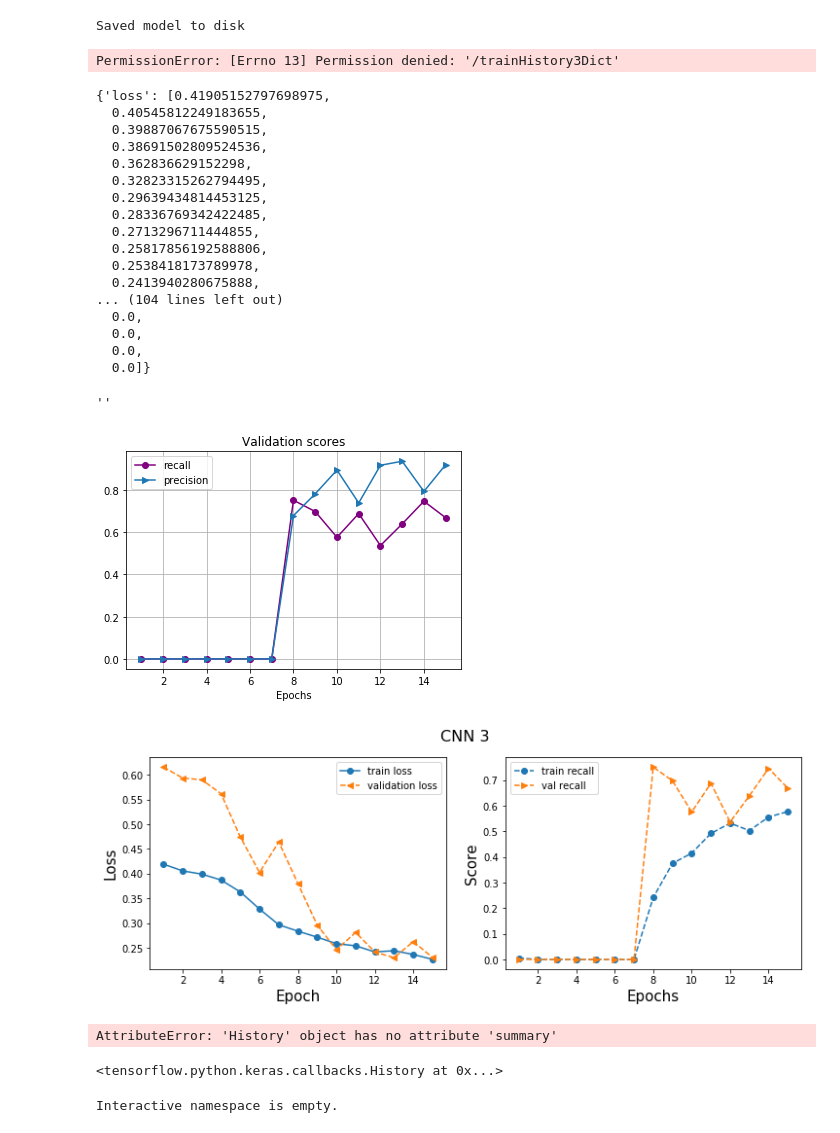
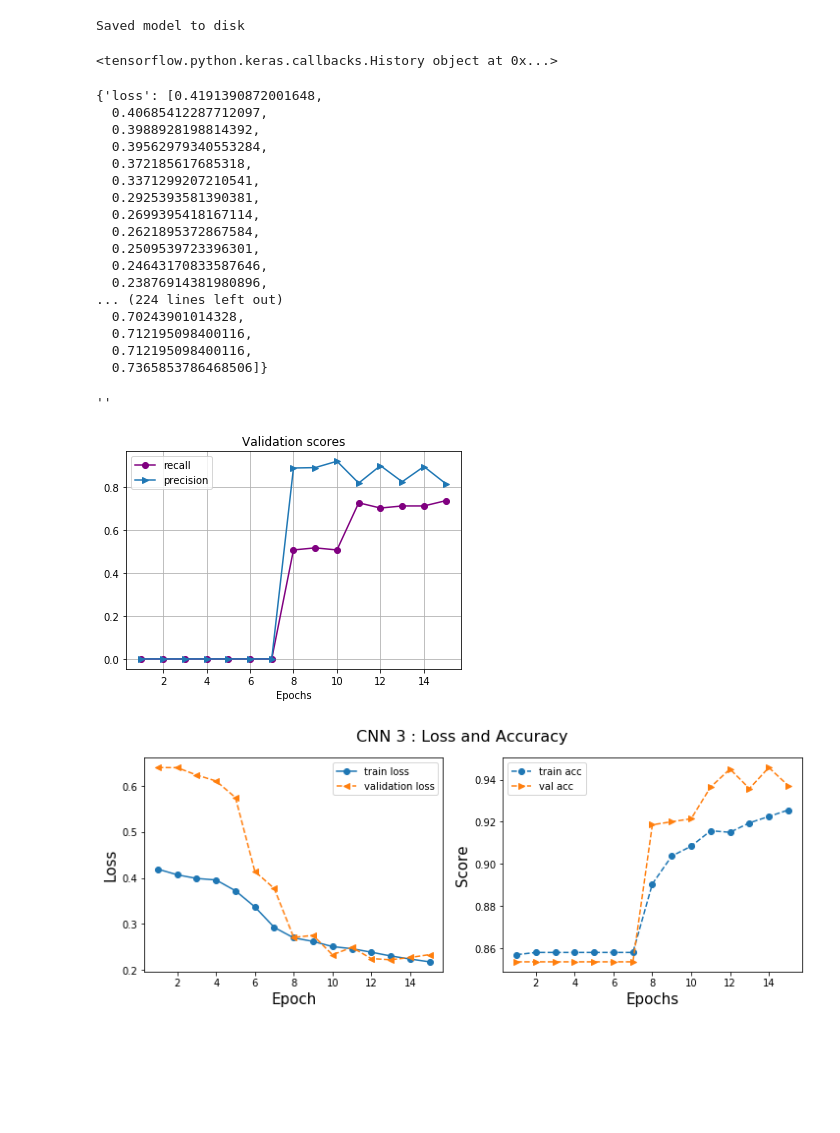
Before and after one commit to Iguanacolossus/Volcanoes-on-Venus, a Jupyter notebook: vov_nb.ipynb, the cells around one changed output. Drawn from its saved outputs; the diff is of its cells as text; code cells hidden in the pictures; blank space fills up the shorter version.

```diff
--- a/vov_nb.ipynb
+++ b/vov_nb.ipynb
@@ -141,7 +153,7 @@ _________________________________________________________________
 metrics1 = ['accuracy','TruePositives', 'TrueNegatives','FalsePositives','FalseNegatives','Precision','Recall']
 metrics2 = ['Precision','Recall','accuracy']
 # %%
-modelCNN1.compile(loss = 'binary_crossentropy', optimizer = 'adam', metrics = metrics2)
+modelCNN1.compile(loss = 'binary_crossentropy', optimizer = 'adam', metrics = metrics1)
 # %%
 #from tf.keras.callbacks import EarlyStopping
 #callBack = EarlyStopping(monitor='val_loss', min_delta=0, patience=15, verbose=0, mode='auto')
@@ -181,29 +194,32 @@ Saved model to disk
 # %%
-historyCNN1 = model3.history
-with open('/trainHistory3Dict', 'wb') as file_pi:
-        pickle.dump(history3, file_pi)
+import pickle
+
+with open('trainhistory/history3', 'wb') as file_pi:
+        pickle.dump(historyCNN1, file_pi)
-# %% [output]
-PermissionError: [Errno 13] Permission denied: '/trainHistory3Dict'
+# %%
+modelCNN1.history
+# %% [output]
+<tensorflow.python.keras.callbacks.History object at 0x...>
 # %%
 historyCNN1
 # %% [output]
-{'loss': [0.41905152797698975,
-  0.40545812249183655,
-  0.39887067675590515,
-  0.38691502809524536,
-  0.362836629152298,
-  0.32823315262794495,
-  0.29639434814453125,
-  0.28336769342422485,
-  0.2713296711444855,
-  0.25817856192588806,
-  0.2538418173789978,
-  0.2413940280675888,
-... (104 lines left out)
-  0.0,
-  0.0,
-  0.0,
-  0.0]}
+{'loss': [0.4191390872001648,
+  0.40685412287712097,
+  0.3988928198814392,
+  0.39562979340553284,
+  0.372185617685318,
+  0.3371299207210541,
+  0.2925393581390381,
+  0.2699395418167114,
+  0.2621895372867584,
+  0.2509539723396301,
+  0.24643170833587646,
+  0.23876914381980896,
+... (224 lines left out)
+  0.70243901014328,
+  0.712195098400116,
+  0.712195098400116,
+  0.7365853786468506]}
 # %%
 epochs = list(range(1,len(historyCNN1['loss'])+1))
 #prec = history3['val_true_positives']/(history3['val_true_positives']+history3['val_false_positives'])
@@ -219,45 +235,33 @@ plt.savefig('images/CNN3_val_scores.png')
 ;
 # %% [output]
 ''
-[figure, old version]
+[figure, new version]
 # %%
 import numpy as np
 import matplotlib.pyplot as plt
 # %%
 from src.volcano import lr_plot
 # %%
-def lr_plot(model,model_name):
+def lr_plot(history_obj,model_name):
     ''' input : model , model_name : tf model, str'''
-    history = model.history
+    history = history_obj.history
     x_arr = np.arange(len(history['loss']))+1
     fig = plt.figure(figsize=(12,4))
     ax= fig.add_subplot(1,2,1)
     ax.plot(x_arr,history['loss'],'-o',label='train loss')
     ax.plot(x_arr,history['val_loss'],'--<',label='validation loss')
     ax.legend()
     ax.set_xlabel('Epoch',size=15)
     ax.set_ylabel('Loss',size=15)
 
     ax = fig.add_subplot(1,2,2)
-    ax.plot(x_arr,history['recall'],'--o',label='train recall')
-    ax.plot(x_arr,history['val_recall'],'-->',label='val recall')
+    ax.plot(x_arr,history['accuracy'],'--o',label='train acc')
+    ax.plot(x_arr,history['val_accuracy'],'-->',label='val acc')
     ax.legend()
     ax.set_xlabel('Epochs',size=15)
     ax.set_ylabel('Score',size=15)
     fig.suptitle(model_name,fontsize='16')
-    plt.savefig('/home/rachel/Galvanize/capstone2/Cap2-repo/images/lr_plot_4.png')
-lr_plot(model3,'CNN 3')
+    plt.savefig('/home/rachel/Galvanize/capstone2/Cap2-repo/images/lr_plot_4acc.png')
+lr_plot(model3,'CNN 3 : Loss and Accuracy')
 # %% [output]
-[figure, old version]
+[figure, new version]
-# %%
-history.summary()
-# %% [output]
-AttributeError: 'History' object has no attribute 'summary'
-# %%
-history
-# %% [output]
-<tensorflow.python.keras.callbacks.History at 0x...>
-# %%
-who
-# %% [output]
-Interactive namespace is empty.
```
Also changed, not shown: parts of 21 cells of this notebook, 7 other files.
